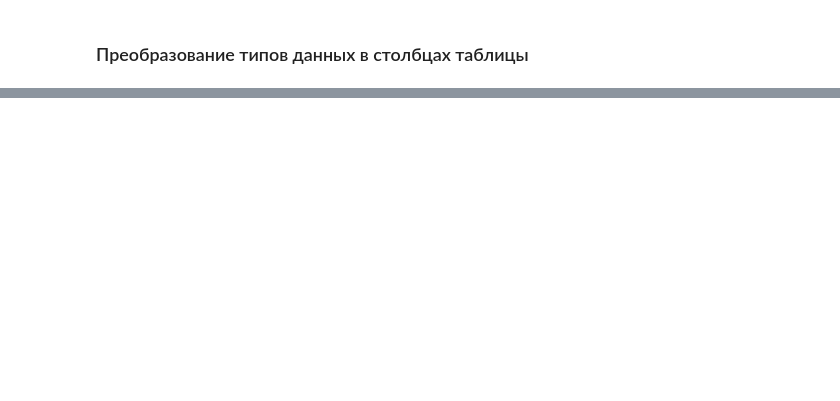
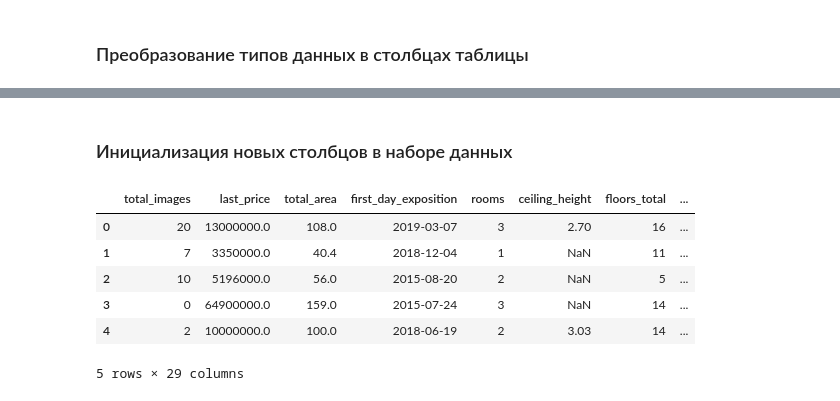
Before and after one commit to MrKostas/YandexPractikum_projects, a Jupyter notebook: notebooks/ThirdPetProject_EDA.ipynb, the cells around one changed output, grey strips where cells are left out. Drawn from its saved outputs; the diff is of its cells as text; code cells hidden in the pictures; blank space fills up the shorter version.

Commit message:
Выполнить предварительную обработку данных в проекте по EDA

```diff
--- a/notebooks/ThirdPetProject_EDA.ipynb
+++ b/notebooks/ThirdPetProject_EDA.ipynb
@@ -302,0 +443,41 @@ def price_category(last_price):
+# %% [markdown]
+### Инициализация новых столбцов в наборе данных <a class = 'anchor' id = 'Предобработка_столбцы'></a>
+# %%
+# инициализация параметра "цена за квадратный метр"
+data['price_per_square'] = round(data['last_price'] / data['total_area'], 2)
+
+# день публикации объявления
+data['week_day'] = data['first_day_exposition'].dt.dayofweek
+
+# месяц публикации объявления
+data['month'] = data['first_day_exposition'].dt.month
+
+# год публикации объявления
+data['year'] = data['first_day_exposition'].dt.year
+# %%
+# пользовательская функция по категоризации этажа квартиры
+def floor_category (floor_number):
+    if floor_number == 1:
+        return "первый"
+    else:
+        return "другой"
+# %%
+# инициализация столбца с типом этажа квартиры
+data['floor_type'] = data['floor'].apply(floor_category)
+
+# ввод категории "последний"
+data.loc[data['floor'] == data['floors_total'], 'floor_type'] = 'последний'
+# %%
+# инициализация столбца с расстоянием до центра города в километрах
+data['cityCenters_nearest_km'] = round(data['cityCenters_nearest'] / 1_000)
+# %%
+# вывод на экран структуры датасета после всех преобразований
+data.head()
+# %% [output]
+|  | total_images | last_price | total_area | first_day_exposition | rooms | ceiling_height | floors_total | ... |
+| 0 | 20 | 13000000.0 | 108.0 | 2019-03-07 | 3 | 2.70 | 16 | ... |
+| 1 | 7 | 3350000.0 | 40.4 | 2018-12-04 | 1 | NaN | 11 | ... |
+| 2 | 10 | 5196000.0 | 56.0 | 2015-08-20 | 2 | NaN | 5 | ... |
+| 3 | 0 | 64900000.0 | 159.0 | 2015-07-24 | 3 | NaN | 14 | ... |
+| 4 | 2 | 10000000.0 | 100.0 | 2018-06-19 | 2 | 3.03 | 14 | ... |
+5 rows × 29 columns
```
Also changed, not shown: parts of 26 cells of this notebook.
